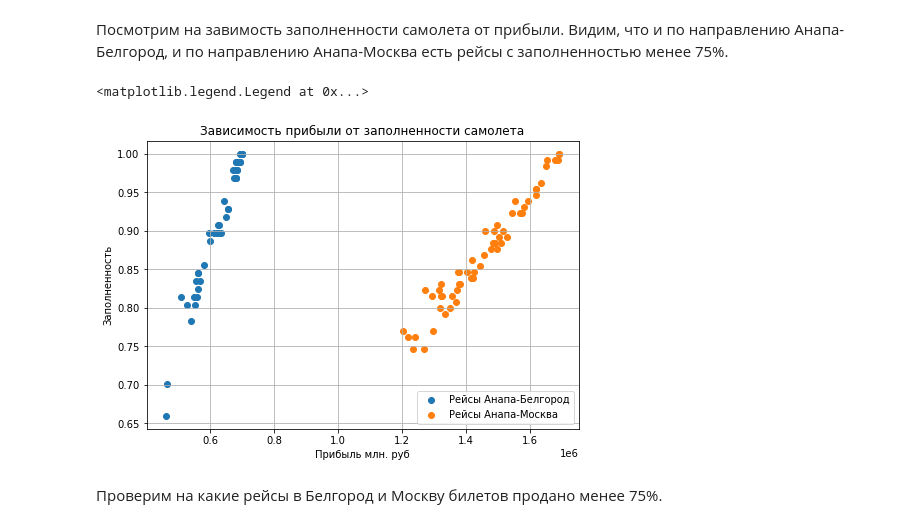
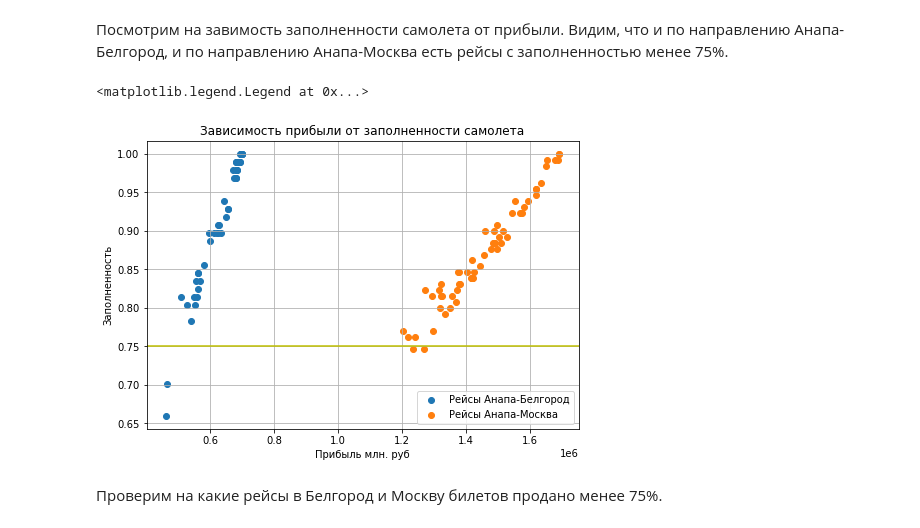
Before and after one commit to OtlichnoBy/General, a Jupyter notebook: module_4/EDA_flights.ipynb, the cells around one changed output. Cells and saved outputs as stored; diff of their text form; code cells hidden in the pictures.

```diff
--- a/module_4/EDA_flights.ipynb
+++ b/module_4/EDA_flights.ipynb
@@ -300,18 +300,19 @@ data[(data['arrival_city'] == 'Moscow') & (
 # %%
 fig = plt.figure()
 axes = fig.add_axes([0, 0, 1, 1])
 axes.scatter(x=data[data['arrival_city'] == 'Belgorod'].revenue, y=data[data['arrival_city']
                      == 'Belgorod'].seat_coverage, marker='o', label='Рейсы Анапа-Белгород')
 axes.scatter(x=data[data['arrival_city'] == 'Moscow'].revenue, y=data[data['arrival_city']
                        == 'Moscow'].seat_coverage, marker='o', label='Рейсы Анапа-Москва')
 axes.grid()
+plt.axhline(y=0.75, xmin=0, xmax=1, color='y')
 axes.set_title('Зависимость прибыли от заполненности самолета')
 axes.set_xlabel('Прибыль млн. руб')
 axes.set_ylabel('Заполненность')
 axes.legend(loc=4)
 # %% [output]
 <matplotlib.legend.Legend at 0x...>
-[figure, old version]
+[figure, new version]
 # %% [markdown]
 Проверим на какие рейсы в Белгород и Москву билетов продано менее 75%.
 # %%
```
